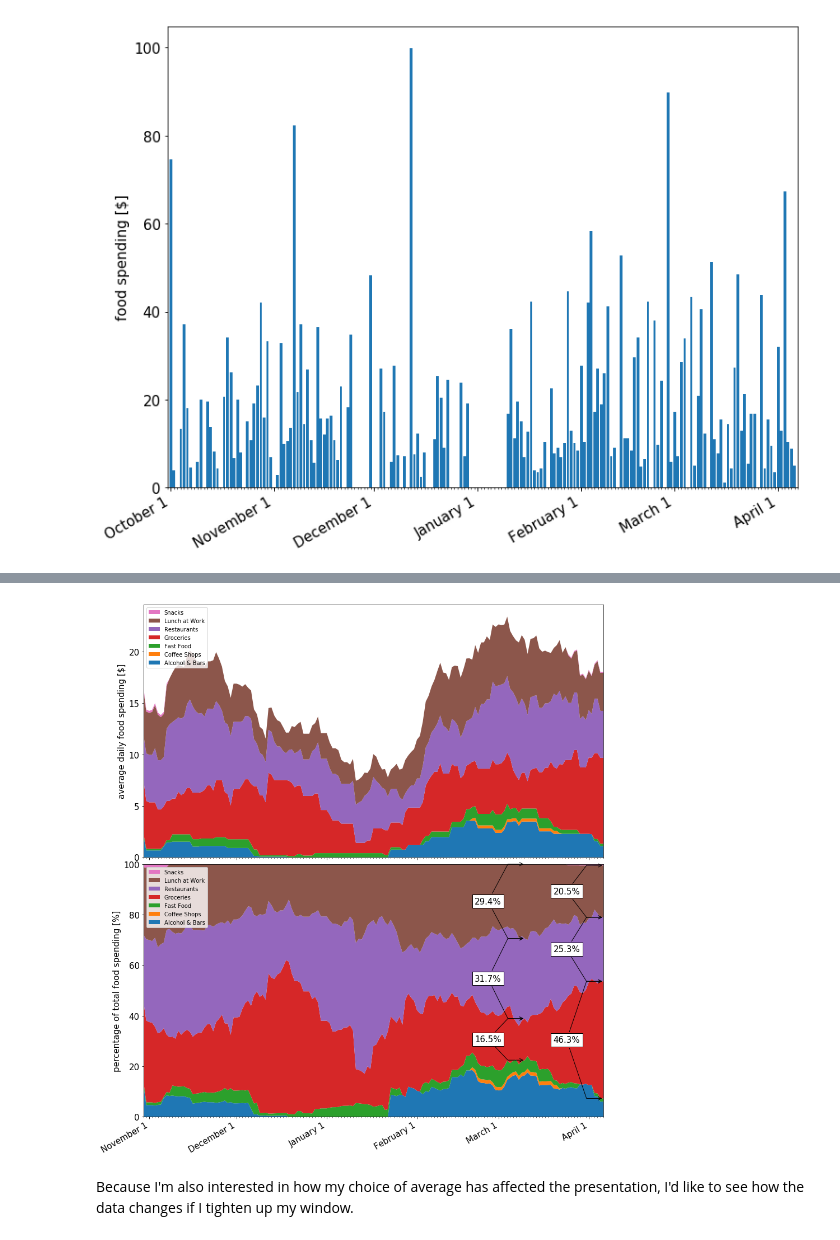
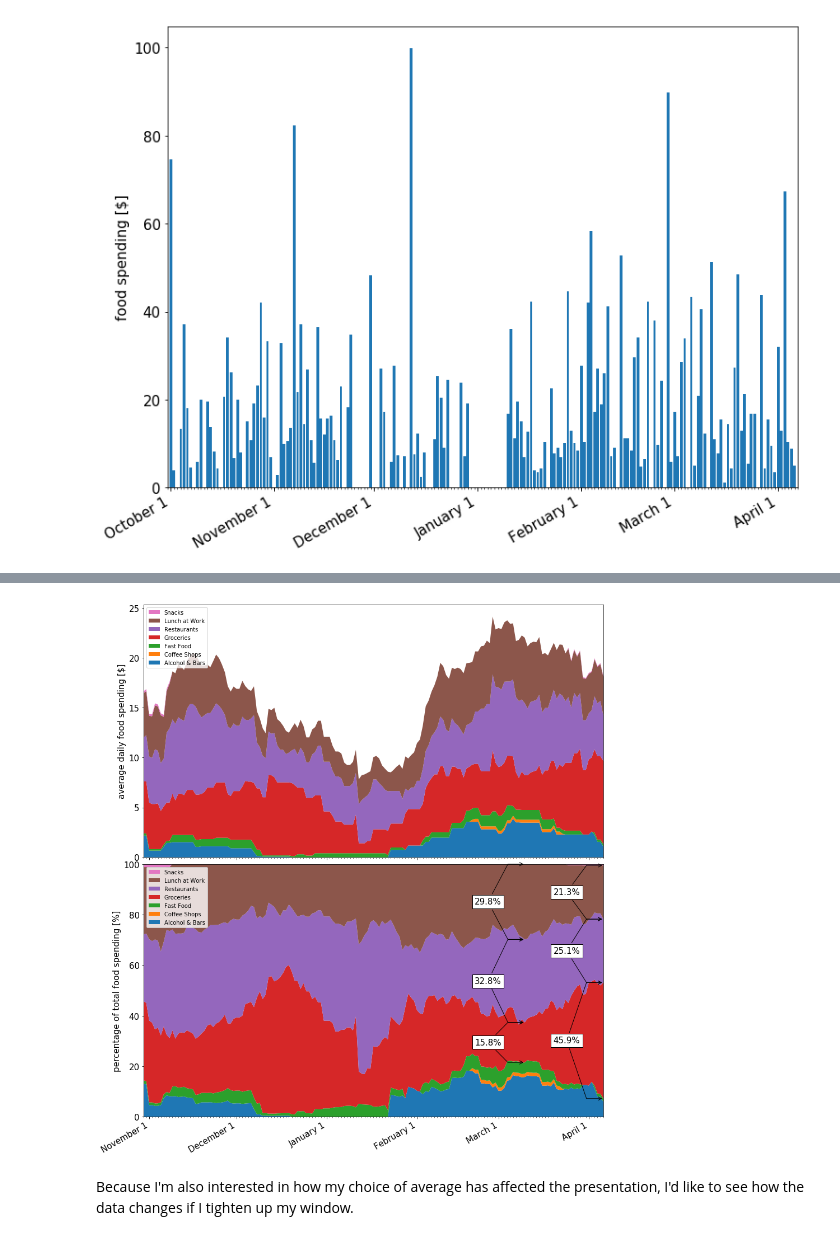
Before and after one commit to garth5689/garth5689.github.io, a Jupyter notebook: _drafts/dollars_to_doughnuts.ipynb, the cells around one changed output, grey strips where cells are left out. Cells and saved outputs as stored; diff of their text form; code cells hidden in the pictures.

```diff
--- a/_drafts/dollars_to_doughnuts.ipynb
+++ b/_drafts/dollars_to_doughnuts.ipynb
@@ -75,6 +100,2 @@ As an aside, here's a fun example of what can happen if you store currencies as
 # %%
-T = namedtuple('T','date, amount, category')
-
-transactions = [T(datetime.strptime(date,"%m/%d/%Y"),
-                  Decimal(amount),
-                  category) for date,amount,category in transactions]
+transactions = [Transaction(date, amount, category) for date, amount, category in transactions]
@@ -97,7 +126,8 @@ transactions.sort(key = lambda trans: (trans.date, trans.category))
 # %% [markdown]
 Next, let's trim our date range down to something recent.  I'll go from last October through today.
 # %%
-transactions = list(filter(lambda trans: trans.date >= datetime(day=1, month=10, year=2016), transactions))
+cutoff_date = datetime(day=1, month=10, year=2016)
+transactions = [trans for trans in transactions if trans.date >= cutoff_date]
 # %% [markdown]
 Now our data looks something like this:
 # %%
@@ -193,0 +241,33 @@ However, I'm also interested in whether my intentions to get take-out and eat lu
+# %%
+time_frame = 30
+
+rolling_dates,rolling = calculate_rolling_window_sums(dates, daily_sums, time_frame)
+
+linear_reg_start = datetime(day=1, month=3, year=2017)
+linear_reg_end = rolling_dates[-1]
+
+linear_reg_start_index = rolling_dates.index(linear_reg_start)
+
+date_nums = [mdates.date2num(dt) for dt in rolling_dates[linear_reg_start_index:]]
+float_nums = [float(num) for num in rolling[linear_reg_start_index:]]
+
+m,b = np.polyfit(date_nums,float_nums,1)
+
+lin_reg_y = [mdates.date2num(linear_reg_start)*m+b, mdates.date2num(linear_reg_end)*m+b]
+
+fig, ax = plt.subplots(1)
+ax.plot(rolling_dates,rolling,'k', alpha=0.3)
+ax.plot(rolling_dates,rolling,'k.', markersize=7)
+ax.xaxis.set_major_locator(months)
+ax.xaxis.set_major_formatter(monthFmt)
+ax.xaxis.set_minor_locator(days)
+fig.autofmt_xdate()
+plt.ylabel("average daily food spending [$]")
+ax.set_xlim([linear_reg_start- timedelta(days=35),linear_reg_end])
+ax.set_ylim(0)
+ax.set_title("{} day rolling average of daily food spending vs. date".format(time_frame))
+ax.plot([linear_reg_start, linear_reg_end],lin_reg_y, 'r--',
+        label="linear regession {} to {}".format(linear_reg_start.strftime("%m/%d/%y"),
+                                                 linear_reg_end.strftime("%m/%d/%y")))
+ax.legend(loc=3)
+plt.show()
@@ -235,6 +340,8 @@ def add_braces(ax, text, x0, y0, x1, y1, y2):
                 bbox=dict(boxstyle='square', fc='white'),
                 arrowprops=dict(arrowstyle="->",
                                 connectionstyle="arc, armB=-30"))
+
+rolling_dates,rolling = calculate_rolling_window_stacked(dates, daily_sums, 30)
 
 y = np.row_stack(list(zip(*rolling)))
 percent = y /  y.sum(axis=0).astype(float) * 100
@@ -251,34 +358,33 @@ ax.set_ylim([0,100])
 k = ax2.stackplot(rolling_dates, y)
 handles, labels = ax2.get_legend_handles_labels()
 ax2.legend(handles = k[::-1], labels = food_categories[::-1], prop={'size':10}, loc=2)
 ax2.xaxis.set_major_locator(months)
 ax2.xaxis.set_major_formatter(monthFmt)
 ax2.xaxis.set_minor_locator(days)
 fig.autofmt_xdate()
 ax2.set_ylabel("average daily food spending [$]")
 
 
-
 date_1 = datetime(day=10, month=3, year=2017)
 date_1_index = rolling_dates.index(date_1)
 
 accu = list(accumulate([percent[i][date_1_index] for i in range(7)]))
 
 for i in [2,3,4]:
     add_braces(ax,"{0:.1f}%".format(accu[i+1]-accu[i]),(date_1 - timedelta(days = 8)),(accu[i+1]-accu[i])/2 + accu[i],date_1,accu[i],accu[i+1])
 
 
 date_2 = rolling_dates[-1]
 date_2_index = rolling_dates.index(date_2)
 
 accu = list(accumulate([percent[i][date_2_index] for i in range(7)]))
 
 for i in [2,3,4]:
     add_braces(ax,"{0:.1f}%".format(accu[i+1]-accu[i]),(date_2 - timedelta(days = 8)),(accu[i+1]-accu[i])/2 + accu[i],date_2,accu[i],accu[i+1])
 
 
 plt.show()
 # %% [output]
-[figure, old version]
+[figure, new version]
 # %% [markdown]
 Because I'm also interested in how my choice of average has affected the presentation, I'd like to see how the data changes if I tighten up my window.
```
Also changed, not shown: parts of 28 cells of this notebook, 9 other files.
